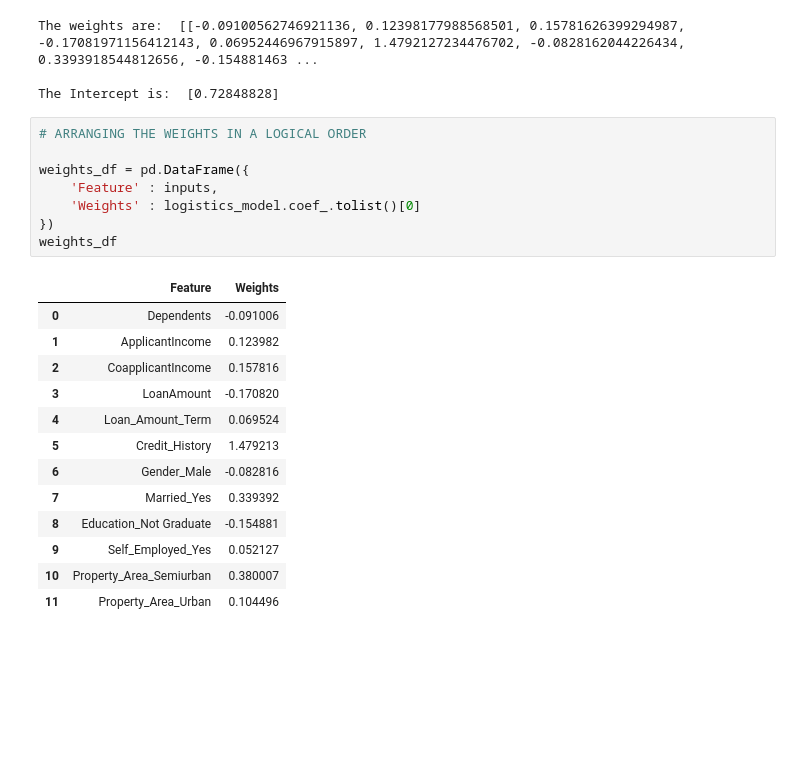
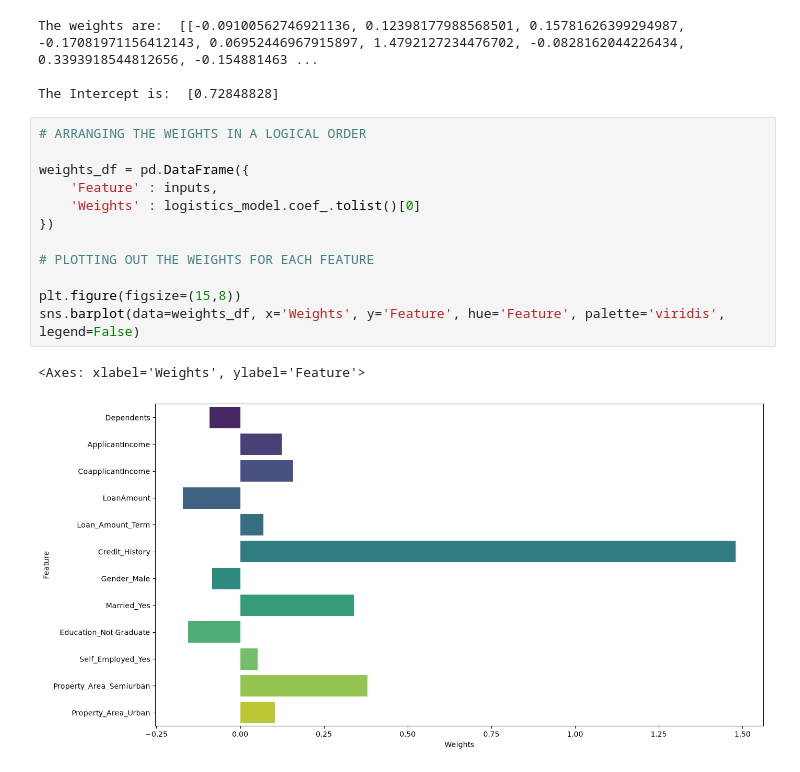
Before and after one commit to popsy-jeff/MACHINE-LEARNING-LOGISTIC-REGRESSION, a Jupyter notebook: Loan_Prediction_LogisticRegression_Model.ipynb, the cells around one changed output. Drawn from its saved outputs; the diff is of its cells as text; blank space fills up the shorter version.

Commit message:
Plotting out the weights against respective feature for proper visualization

```diff
--- a/Loan_Prediction_LogisticRegression_Model.ipynb
+++ b/Loan_Prediction_LogisticRegression_Model.ipynb
@@ -347,22 +347,15 @@ The Intercept is:  [0.72848828]
 # %%
 # ARRANGING THE WEIGHTS IN A LOGICAL ORDER
 
 weights_df = pd.DataFrame({
     'Feature' : inputs,
     'Weights' : logistics_model.coef_.tolist()[0]
 })
-weights_df
+
+# PLOTTING OUT THE WEIGHTS FOR EACH FEATURE
+
+plt.figure(figsize=(15,8))
+sns.barplot(data=weights_df, x='Weights', y='Feature', hue='Feature', palette='viridis', legend=False)
 # %% [output]
-|  | Feature | Weights |
-| 0 | Dependents | -0.091006 |
-| 1 | ApplicantIncome | 0.123982 |
-| 2 | CoapplicantIncome | 0.157816 |
-| 3 | LoanAmount | -0.170820 |
-| 4 | Loan_Amount_Term | 0.069524 |
-| 5 | Credit_History | 1.479213 |
-| 6 | Gender_Male | -0.082816 |
-| 7 | Married_Yes | 0.339392 |
-| 8 | Education_Not Graduate | -0.154881 |
-| 9 | Self_Employed_Yes | 0.052127 |
-| 10 | Property_Area_Semiurban | 0.380007 |
-| 11 | Property_Area_Urban | 0.104496 |
+<Axes: xlabel='Weights', ylabel='Feature'>
+[figure, added]
```
